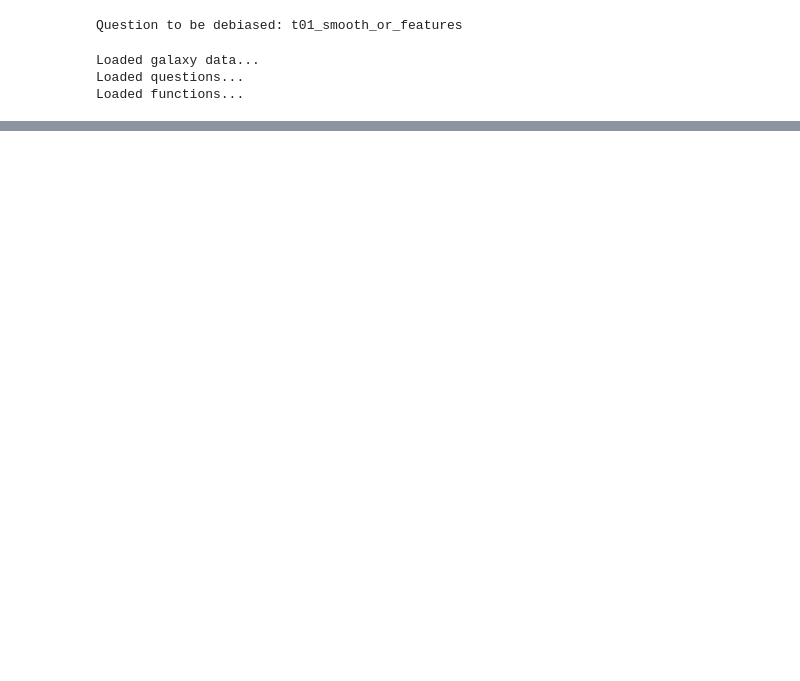
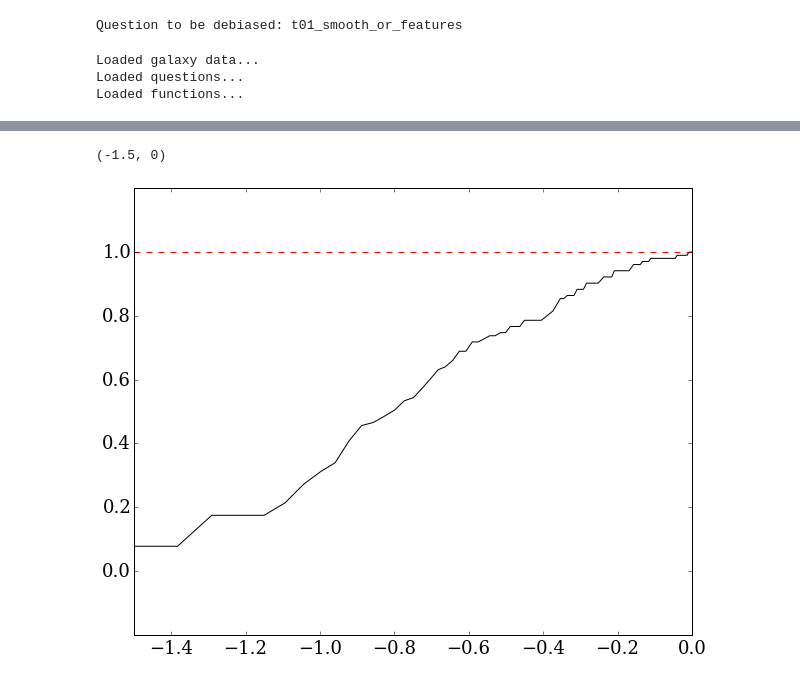
Before and after one commit to RossHart/Debiasing-testing-v2, a Jupyter notebook: Codes/debiasing_simultaneous_fitting.ipynb, the cells around one changed output, grey strips where cells are left out. Cells and saved outputs as stored; diff of their text form; code cells hidden in the pictures; blank space fills up the shorter version.

```diff
--- a/Codes/debiasing_simultaneous_fitting.ipynb
+++ b/Codes/debiasing_simultaneous_fitting.ipynb
@@ -355,10 +355,15 @@ def cf_bins(data,vbins,zbins,question=question,answer=answer,
 
     return cf_values,bin_parameters,fv_values
 # %%
-def func(x,k,c):
+def f_logistic(x,k,c):
     # Function to fit the data bin output from the raw plot function
     #L = l*(1 + np.exp(c))
     r = 1 / (1.0 + np.exp(-k * x + c))
+    return r
+
+def f_exp_pow(x, k, c):
+    # Function to fit the data bin output from the raw plot function
+    r = np.exp(-k * (-x) ** c)
     return r
 
 
@@ -374,8 +379,8 @@ def kcfunc_all_bins(bin_parameters,A0,AR,AM,Az,
         R50 = bin_parameters['R50'][i]
         z = bin_parameters['z'][i]
 
-        k[i] = A0 + AM*(M_r) + AR*R50 + Az*z
-        c[i] = B0 + BM*(M_r) + BR*R50 + Bz*z
+        k[i] = A0 + AM*(10**(M_r)) + AR*R50 + Az*z
+        c[i] = B0 + BM**(10**(M_r)) + BR*R50 + Bz*z
 
     return k,c
 
@@ -392,7 +397,7 @@ def chisq_all_bins(p,f,x,y):
         c_i = c[i]
         y_i = y[i]
 
-        chisq_i = ((func(x,k_i,c_i) - y_i)**2).sum()
+        chisq_i = ((f(x,k_i,c_i) - y_i)**2).sum()
         chisq = chisq + chisq_i
 
     return chisq
@@ -402,28 +419,34 @@ vbins,zbins,vbins_table = bin_data(data,plot=False)
 fv_values = np.log10(np.linspace(10**(min_log_fv), 1, 100))
 cf_array,bin_parameters,fv_values = cf_bins(data,vbins,zbins)
 # %%
-p0 = np.zeros(8)
+#p0 = [0.9,1,5.6,-33,2.8,1,-5.6,34]
+p0 = np.ones(8)
 
 res = minimize(chisq_all_bins,p0,
-               args=(func,
+               args=(f_logistic,
                      fv_values,
                      cf_array),
                      method='SLSQP')
 # %%
 # Select bin b to plot up and look at the result:
-bf = res.x
+#bf = res.x
+bf=p0
 b = 100
 
 Mr = bin_parameters['Mr'][b]
 R50 = bin_parameters['R50'][b]
 z = bin_parameters['z'][b]
 
 k = bf[0] + bf[1]*(Mr) + bf[2]*R50 + bf[3]*z
 c = bf[4] + bf[5]*(Mr) + bf[6]*R50 + bf[7]*z
 
 x = fv_values
 y = cf_array[b]
 
 plt.plot(x,y,'k-')
 plt.plot(x,func(x,k,c),'r--')
 plt.ylim(-0.2,1.2)
+plt.xlim(-1.5,0)
+# %% [output]
+(-1.5, 0)
+[figure, added]
```
Also changed, not shown: parts of 1 cell of this notebook, 4 other files.
